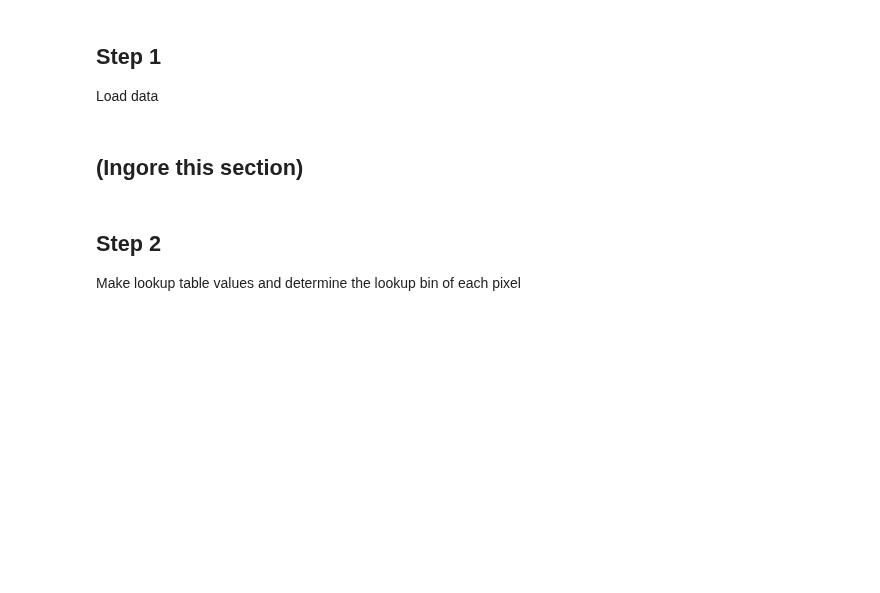
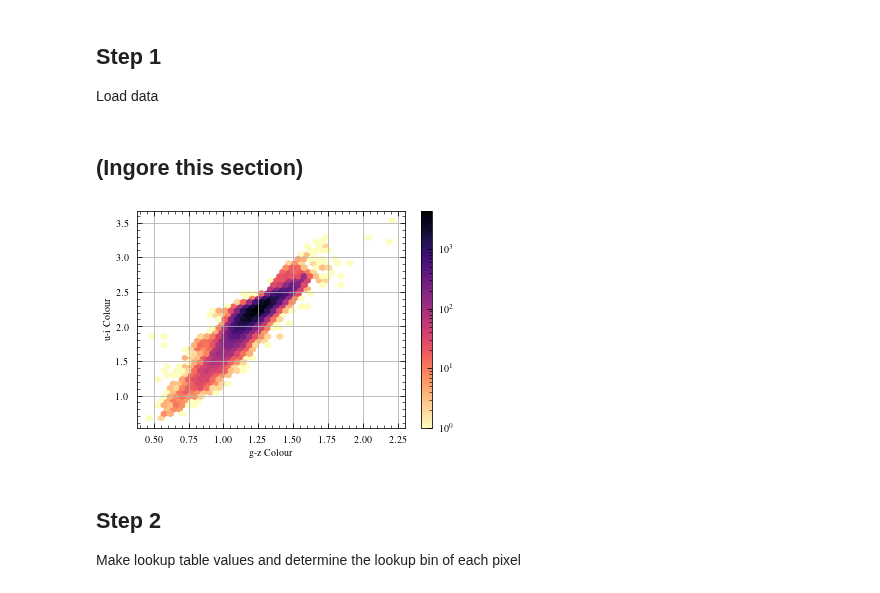
Before and after one commit to BearBearCodes/coop_f2021, a Jupyter notebook: galaxies/NGC4380/lookup_table.ipynb, the cells around one changed output. Cells and saved outputs as stored; diff of their text form; code cells hidden in the pictures; blank space fills up the shorter version.

Commit message:
made some plots for analysis

```diff
--- a/galaxies/NGC4380/lookup_table.ipynb
+++ b/galaxies/NGC4380/lookup_table.ipynb
@@ -170,23 +170,30 @@ zband_mag, zband_mag_err = fu.calc_mag(zband_signal_vorbin, zband_noise_vorbin,
 # %%
 fig, ax = plt.subplots()
 hb = ax.hexbin(
     gz_colour_vorbin.flatten(),
     ui_colour_vorbin.flatten(),
     gridsize=40,
-    # bins="log",  # will change the get_array() values
-    mincnt=0,
+    bins="log",  # will change the get_array() values
+    mincnt=1,
     cmap="magma_r",
     # extent=[
     #     np.nanmin(gz_colour_vorbin),
     #     np.nanmax(gz_colour_vorbin),
     #     np.nanmin(ui_colour_vorbin),
     #     np.nanmax(ui_colour_vorbin),
     # ],
 )
 fig.colorbar(hb)
+# ax.scatter(
+#     gz_colour_vorbin.flatten(),
+#     ui_colour_vorbin.flatten(),
+#     s=4
+# )
 ax.set_xlabel("g-z Colour")
 ax.set_ylabel("u-i Colour")
 plt.show()
+# %% [output]
+[figure, added]
 # %%
 print(hb.get_offsets().shape)
 print(hb.get_array().shape)
```
Also changed, not shown: 7 other files.
